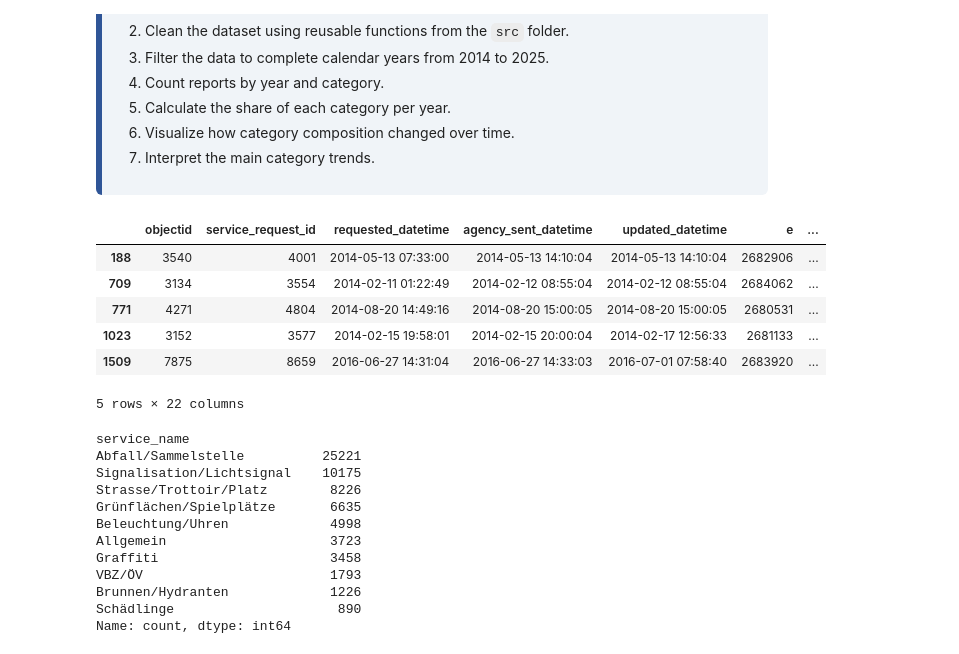
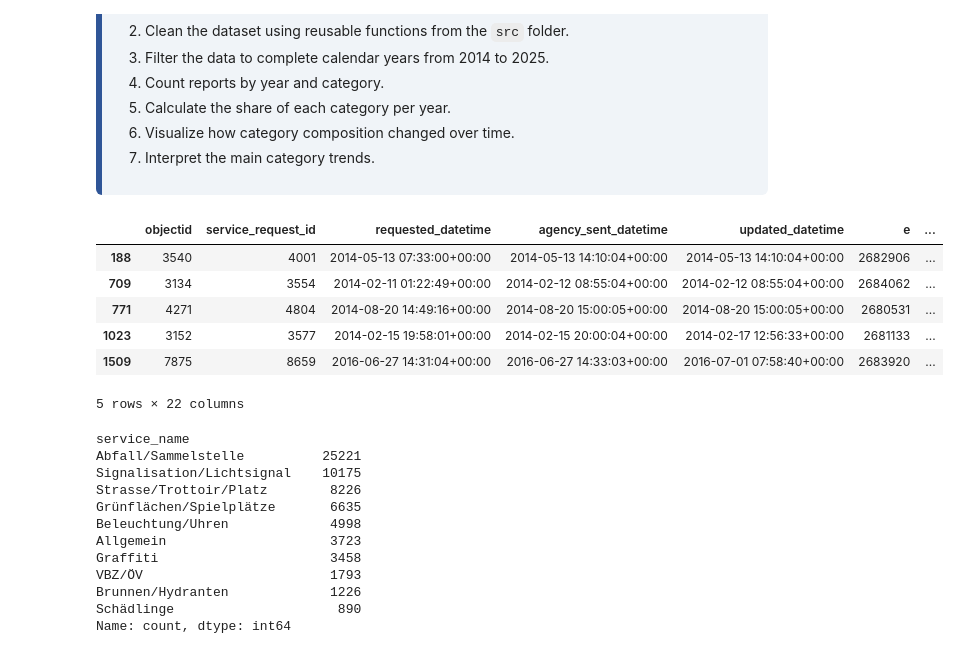
Before and after one commit to gldlauma/SDS210_IndividualProject, a Jupyter notebook: notebooks/02_R2.ipynb, the cells around one changed output. Drawn from its saved outputs; the diff is of its cells as text; code cells hidden in the pictures.

```diff
--- a/notebooks/02_R2.ipynb
+++ b/notebooks/02_R2.ipynb
@@ -36,19 +33,19 @@ sys.path.append("..")
 from src.loading import load_csv_data
 from src.cleaning import clean_reports
 # %%
-df_raw = load_csv_data("/Users/laumagoldmann/Desktop/SDS210_IndividualProject/data/raw/stzh.zwn_meldungen_p.csv")
+df_raw = load_csv_data("../data/raw/stzh.zwn_meldungen_p.csv")
 df_clean = clean_reports(df_raw)
 
 df_full_years = df_clean[df_clean["year"].between(2014, 2025)]
 
 df_full_years.head()
 # %% [output]
 |  | objectid | service_request_id | requested_datetime | agency_sent_datetime | updated_datetime | e | ... |
-| 188 | 3540 | 4001 | 2014-05-13 07:33:00 | 2014-05-13 14:10:04 | 2014-05-13 14:10:04 | 2682906 | ... |
-| 709 | 3134 | 3554 | 2014-02-11 01:22:49 | 2014-02-12 08:55:04 | 2014-02-12 08:55:04 | 2684062 | ... |
-| 771 | 4271 | 4804 | 2014-08-20 14:49:16 | 2014-08-20 15:00:05 | 2014-08-20 15:00:05 | 2680531 | ... |
-| 1023 | 3152 | 3577 | 2014-02-15 19:58:01 | 2014-02-15 20:00:04 | 2014-02-17 12:56:33 | 2681133 | ... |
-| 1509 | 7875 | 8659 | 2016-06-27 14:31:04 | 2016-06-27 14:33:03 | 2016-07-01 07:58:40 | 2683920 | ... |
+| 188 | 3540 | 4001 | 2014-05-13 07:33:00+00:00 | 2014-05-13 14:10:04+00:00 | 2014-05-13 14:10:04+00:00 | 2682906 | ... |
+| 709 | 3134 | 3554 | 2014-02-11 01:22:49+00:00 | 2014-02-12 08:55:04+00:00 | 2014-02-12 08:55:04+00:00 | 2684062 | ... |
+| 771 | 4271 | 4804 | 2014-08-20 14:49:16+00:00 | 2014-08-20 15:00:05+00:00 | 2014-08-20 15:00:05+00:00 | 2680531 | ... |
+| 1023 | 3152 | 3577 | 2014-02-15 19:58:01+00:00 | 2014-02-15 20:00:04+00:00 | 2014-02-17 12:56:33+00:00 | 2681133 | ... |
+| 1509 | 7875 | 8659 | 2016-06-27 14:31:04+00:00 | 2016-06-27 14:33:03+00:00 | 2016-07-01 07:58:40+00:00 | 2683920 | ... |
 5 rows × 22 columns
 # %%
 df_full_years["service_name"].value_counts()
```
Also changed, not shown: parts of 3 cells of this notebook, 5 other files.
